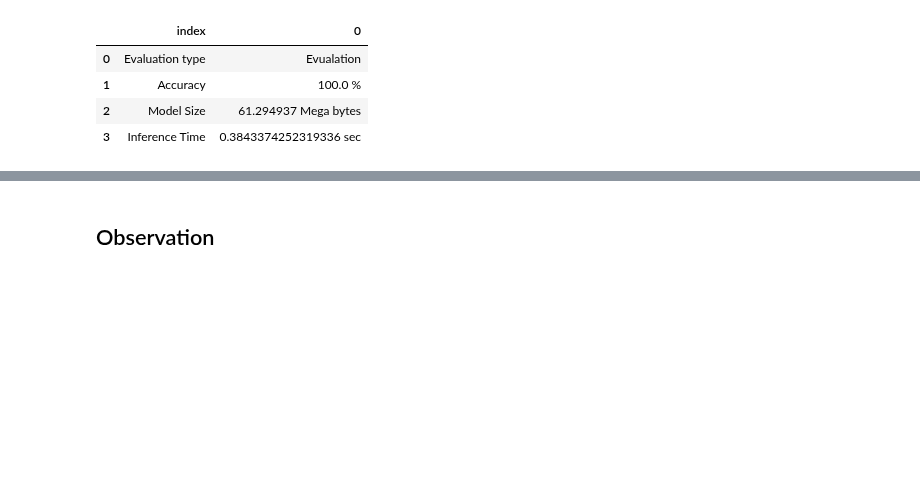
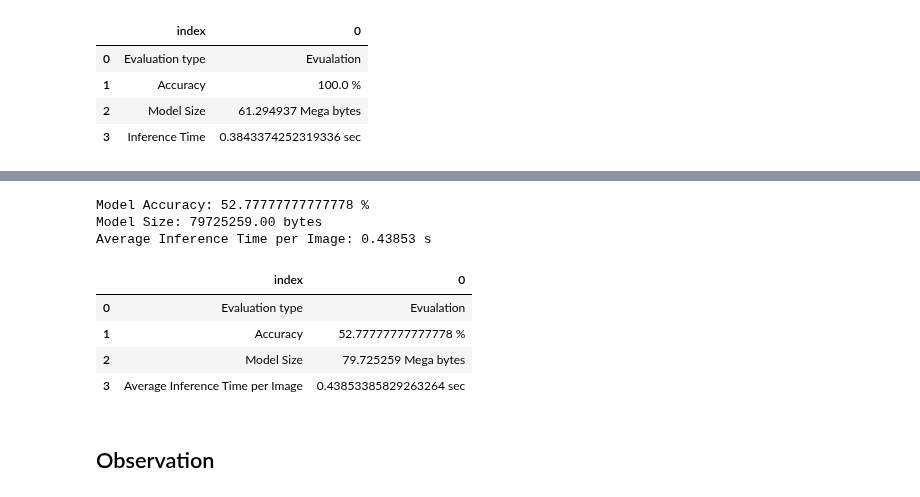
Before and after one commit to nagusubra/Solar_panel_dust_detection, a Jupyter notebook: Final_report.ipynb, the cells around one changed output, grey strips where cells are left out. Drawn from its saved outputs; the diff is of its cells as text; code cells hidden in the pictures; blank space fills up the shorter version.

```diff
--- a/Final_report.ipynb
+++ b/Final_report.ipynb
@@ -606,2 +729,14 @@ quantized_tflite_iteratively_pruned_model_evulation_df
+# %%
+quantized_8_bit_tflite_iteratively_pruned_model_evulation_df = evaluate_tflite_model(interpreter_fp8_quant_iteratively_pruned_model, 'fp8_quantized_tflite_iteratively_pruned_model.tflite', val_dataset)
+quantized_8_bit_tflite_iteratively_pruned_model_evulation_df
+# %% [output]
+Model Accuracy: 52.77777777777778 %
+Model Size: 79725259.00 bytes
+Average Inference Time per Image: 0.43853 s
+|  | index | 0 |
+| 0 | Evaluation type | Evualation |
+| 1 | Accuracy | 52.77777777777778 % |
+| 2 | Model Size | 79.725259 Mega bytes |
+| 3 | Average Inference Time per Image | 0.43853385829263264 sec |
 # %% [markdown]
 ## Observation
```
Also changed, not shown: parts of 17 cells of this notebook.
